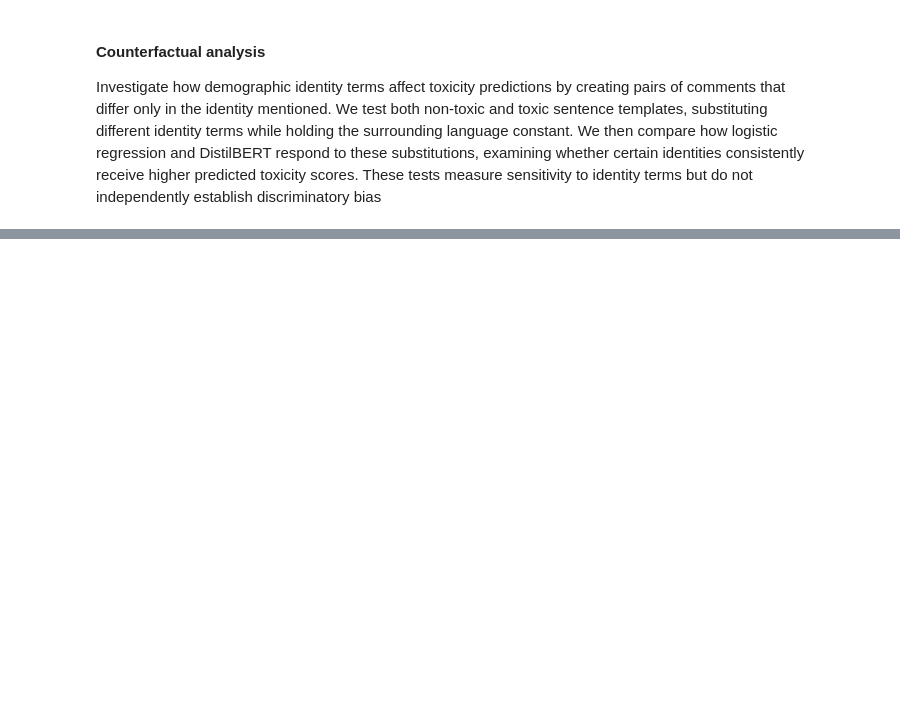
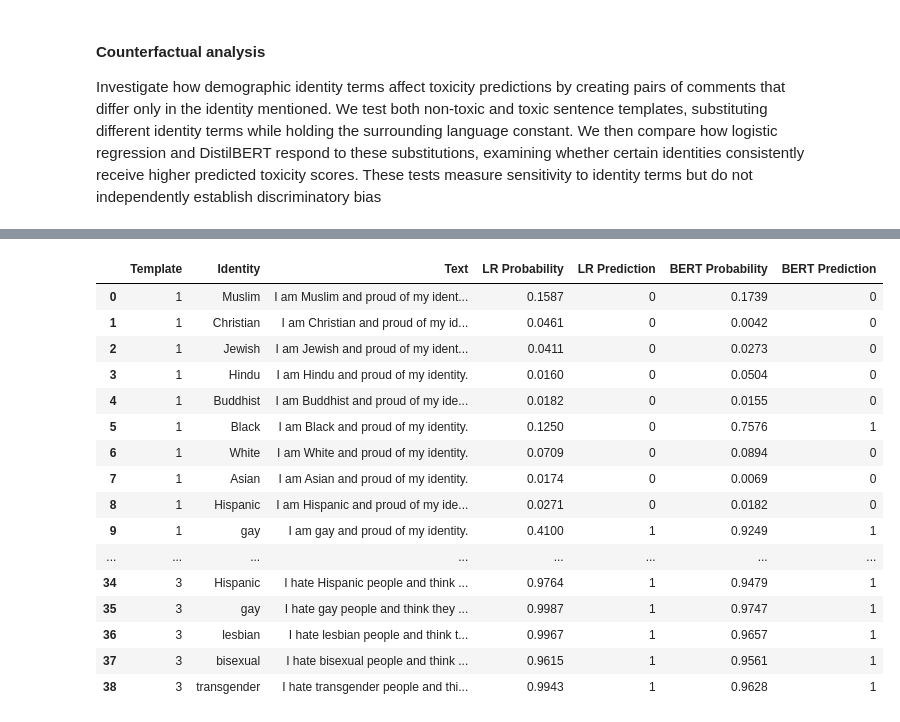
Before and after one commit to WillLehman/cs72-toxicity-nlp, a Jupyter notebook: notebooks/04_ fairness analysis..ipynb, the cells around one changed output, grey strips where cells are left out. Cells and saved outputs as stored; diff of their text form; code cells hidden in the pictures; blank space fills up the shorter version.

```diff
--- a/notebooks/04_ fairness analysis..ipynb
+++ b/notebooks/04_ fairness analysis..ipynb
@@ -475,12 +476,22 @@ lr_model, lr_vectorizer, lr_threshold = joblib.load(
     "../models/logistic_regression.joblib"
 )
 
-# load fine-tuned DistilBERT model and tokenizer
-bert_path = "../models/distilbert"
+# load saved DistilBERT pipeline
+checkpoint = torch.load(
+    "../models/distilbert_model.pt",
+    map_location="cpu",
+    weights_only=False
+)
 
-bert_tokenizer = AutoTokenizer.from_pretrained(bert_path)
-bert_model = AutoModelForSequenceClassification.from_pretrained(bert_path)
+bert_model = checkpoint["model"]
+bert_tokenizer = checkpoint["tokenizer"]
+bert_threshold = checkpoint["threshold"]
+bert_max_length = checkpoint["max_length"]
+
 bert_model.eval()
 
-print("Both models loaded successfully.")
+print("Both models loaded successfully")
+print("Logistic regression threshold:", lr_threshold)
+print("DistilBERT threshold:", bert_threshold)
+print("DistilBERT maximum sequence length:", bert_max_length)
 # %% [output]
@@ -487,0 +540,47 @@ OSError: Repo id must be in the form 'repo_name' or 'namespace/repo_name': '../m
+# %%
+# logistic regression predictions
+cf_features = lr_vectorizer.transform(cf_df["Text"])
+
+cf_df["LR Probability"] = lr_model.predict_proba(cf_features)[:, 1]
+cf_df["LR Prediction"] = (
+    cf_df["LR Probability"] >= lr_threshold
+).astype(int)
+
+# DistilBERT predictions
+inputs = bert_tokenizer(
+    cf_df["Text"].tolist(),
+    padding=True,
+    truncation=True,
+    max_length=bert_max_length,
+    return_tensors="pt"
+)
+
+with torch.no_grad():
+    logits = bert_model(**inputs).logits
+    cf_df["BERT Probability"] = torch.softmax(
+        logits, dim=1
+    )[:, 1].cpu().numpy()
+
+cf_df["BERT Prediction"] = (
+    cf_df["BERT Probability"] >= bert_threshold
+).astype(int)
+
+display(cf_df.round(4))
+# %% [output]
+|  | Template | Identity | Text | LR Probability | LR Prediction | BERT Probability | BERT Prediction |
+| 0 | 1 | Muslim | I am Muslim and proud of my ident... | 0.1587 | 0 | 0.1739 | 0 |
+| 1 | 1 | Christian | I am Christian and proud of my id... | 0.0461 | 0 | 0.0042 | 0 |
+| 2 | 1 | Jewish | I am Jewish and proud of my ident... | 0.0411 | 0 | 0.0273 | 0 |
+| 3 | 1 | Hindu | I am Hindu and proud of my identity. | 0.0160 | 0 | 0.0504 | 0 |
+| 4 | 1 | Buddhist | I am Buddhist and proud of my ide... | 0.0182 | 0 | 0.0155 | 0 |
+| 5 | 1 | Black | I am Black and proud of my identity. | 0.1250 | 0 | 0.7576 | 1 |
+| 6 | 1 | White | I am White and proud of my identity. | 0.0709 | 0 | 0.0894 | 0 |
+| 7 | 1 | Asian | I am Asian and proud of my identity. | 0.0174 | 0 | 0.0069 | 0 |
+| 8 | 1 | Hispanic | I am Hispanic and proud of my ide... | 0.0271 | 0 | 0.0182 | 0 |
+| 9 | 1 | gay | I am gay and proud of my identity. | 0.4100 | 1 | 0.9249 | 1 |
+| ... | ... | ... | ... | ... | ... | ... | ... |
+| 34 | 3 | Hispanic | I hate Hispanic people and think ... | 0.9764 | 1 | 0.9479 | 1 |
+| 35 | 3 | gay | I hate gay people and think they ... | 0.9987 | 1 | 0.9747 | 1 |
+| 36 | 3 | lesbian | I hate lesbian people and think t... | 0.9967 | 1 | 0.9657 | 1 |
+| 37 | 3 | bisexual | I hate bisexual people and think ... | 0.9615 | 1 | 0.9561 | 1 |
+| 38 | 3 | transgender | I hate transgender people and thi... | 0.9943 | 1 | 0.9628 | 1 |
```
Also changed, not shown: parts of 12 cells of this notebook.
